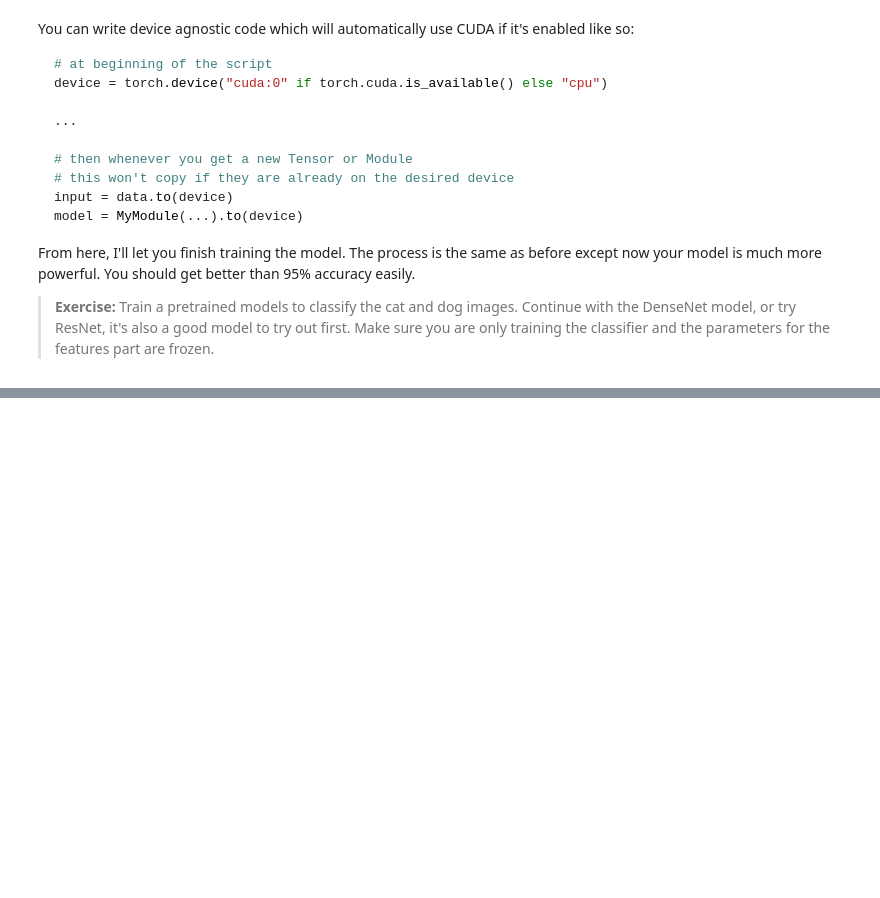
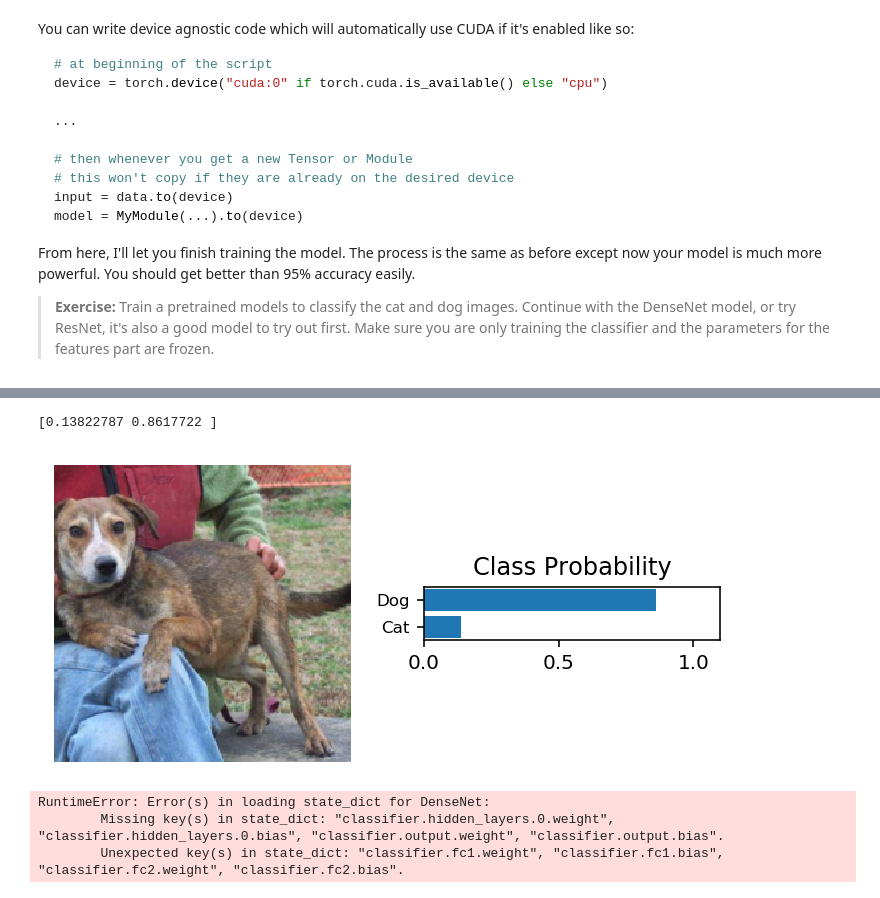
Before and after one commit to Aravinda89/DL_PyTorch, a Jupyter notebook: Part 8 - Transfer Learning.ipynb, the cells around one changed output, grey strips where cells are left out. Cells and saved outputs as stored; diff of their text form; code cells hidden in the pictures; blank space fills up the shorter version.

Commit message:
Transfer Learning

```diff
--- a/Part 8 - Transfer Learning.ipynb
+++ b/Part 8 - Transfer Learning.ipynb
@@ -145,0 +257,36 @@ From here, I'll let you finish training the model. The process is the same as be
+# %%
+
+def view_classify_(img, ps):
+    ''' Function for viewing an image and it's predicted classes.
+    '''
+    ps = ps.data.numpy().squeeze()
+    fig, (ax1, ax2) = plt.subplots(figsize=(5,2.5), ncols=2)
+    helper.imshow(img, ax=ax1)
+    ax1.axis('off')
+    ax2.barh(np.arange(2), ps)
+    ax2.set_aspect(0.1)
+    ax2.set_yticks(np.arange(2))
+    ax2.set_yticklabels(['Cat','Dog'], size='small');
+    ax2.set_title('Class Probability')
+    ax2.set_xlim(0, 1.1)
+    plt.tight_layout()
+    print(ps)
+# %%
+# Test out your network!
+
+model.eval()
+
+dataiter = iter(testloader)
+images, labels = dataiter.next()
+img = images[0]
+img = img.resize(1,3,224,224)
+
+output = model.forward(img.to('cuda'))
+output = output.to('cpu')
+ps = torch.exp(output)
+
+# Plot the image and probabilities
+view_classify_(images[0], ps)
+# %% [output]
+[0.13822787 0.8617722 ]
+[figure, added]
@@ -145,0 +320,7 @@ From here, I'll let you finish training the model. The process is the same as be
+# %%
+model = load_checkpoint('DenseNet121_TransferLearning_cp.pth')
+print(model)
+# %% [output]
+RuntimeError: Error(s) in loading state_dict for DenseNet:
+        Missing key(s) in state_dict: "classifier.hidden_layers.0.weight", "classifier.hidden_layers.0.bias", "classifier.output.weight", "classifier.output.bias".
+        Unexpected key(s) in state_dict: "classifier.fc1.weight", "classifier.fc1.bias", "classifier.fc2.weight", "classifier.fc2.bias".
```
Also changed, not shown: parts of 18 cells of this notebook, 1 other file.
